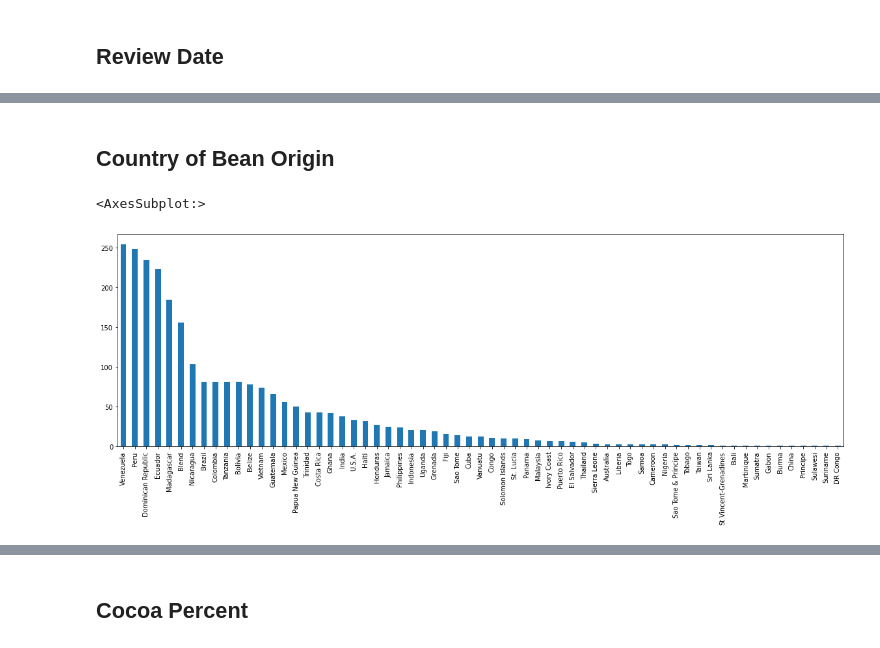
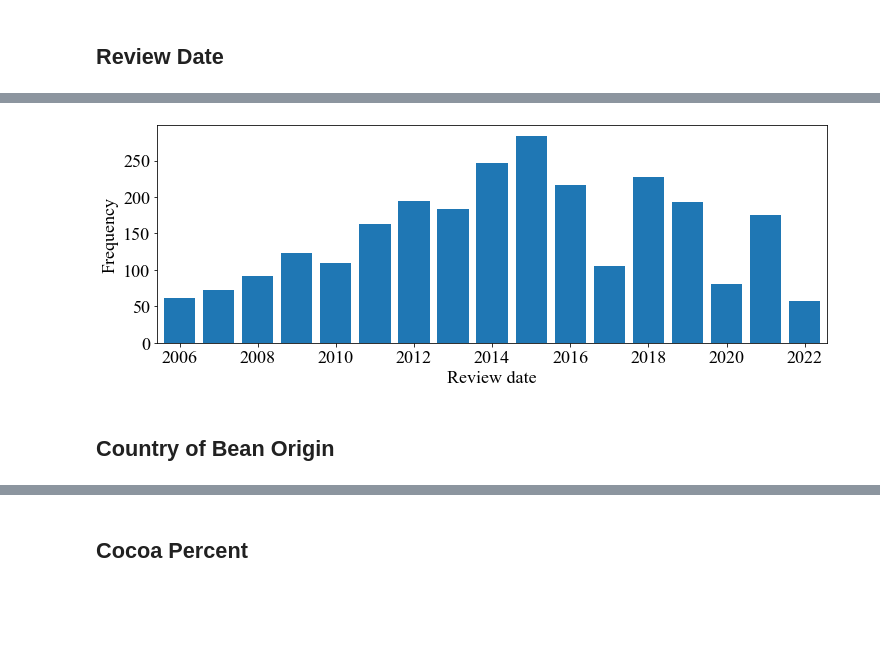
Before and after one commit to ElisabethBrockhaus/Chocolate_bar_rating, a Jupyter notebook: chocolate_rating_data.ipynb, the cells around one changed output, grey strips where cells are left out. Saved outputs shown, nothing was run; the diff lists cells and outputs as text; code cells hidden in the pictures; blank space fills up the shorter version.

```diff
--- a/chocolate_rating_data.ipynb
+++ b/chocolate_rating_data.ipynb
@@ -239,7 +164,14 @@ review_date_encoded = data["review_date"] - 2006
+# %%
+date_freq = data["review_date"].value_counts().sort_index()
+# %%
+fig, ax = plt.subplots(figsize=(12, 4))
+bars = ax.bar(date_freq.index, date_freq)
+
+plt.margins(0.01, 0.05)
+plt.xlabel("Review date")
+plt.ylabel("Frequency")
+plt.show()
+# %% [output]
+[figure, added]
 # %% [markdown]
 ## Country of Bean Origin
-# %%
-data["country_of_bean_origin"].value_counts().plot(kind='bar', figsize=(20,6))
-# %% [output]
-<AxesSubplot:>
-[figure, removed]
```
Also changed, not shown: parts of 57 cells of this notebook, 5 other files.
